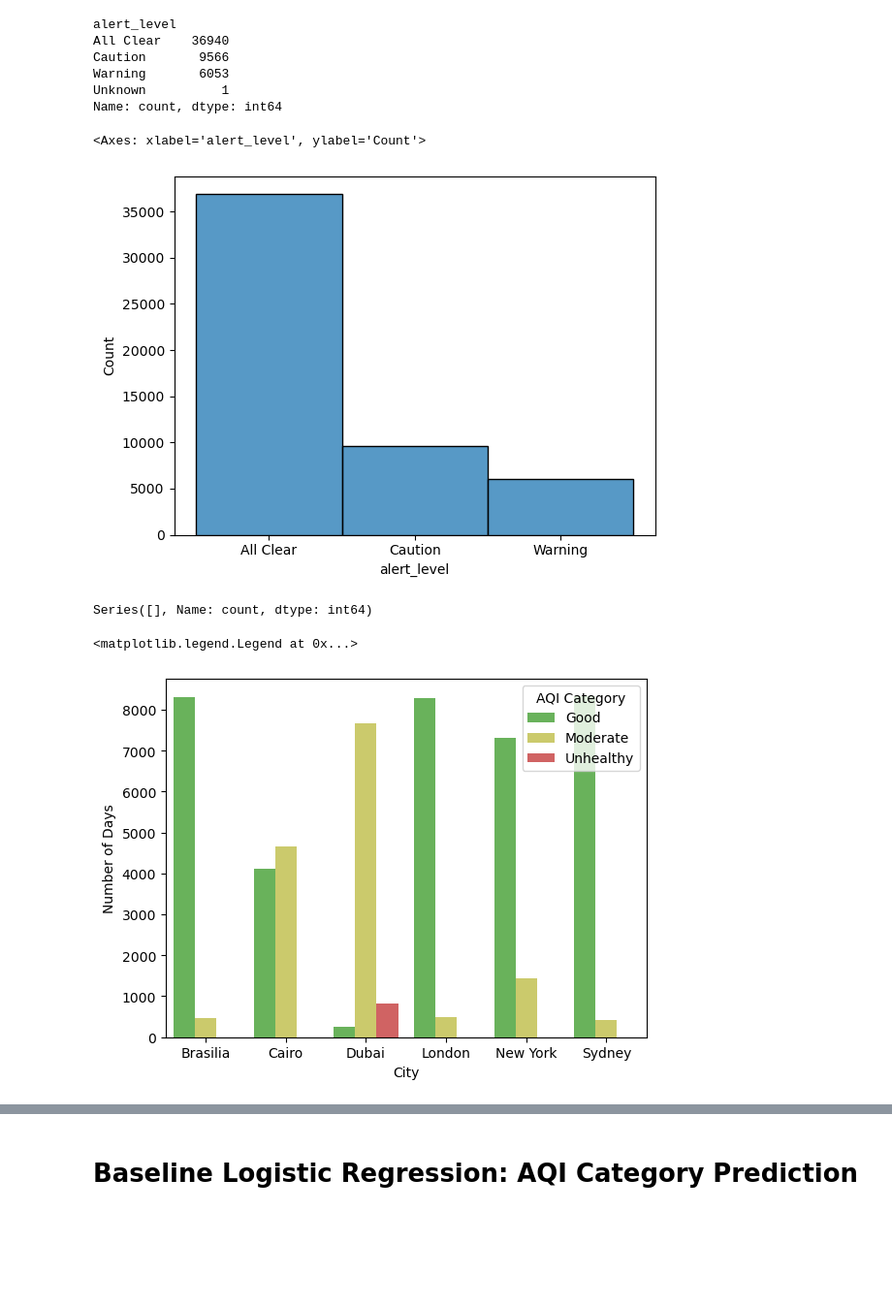
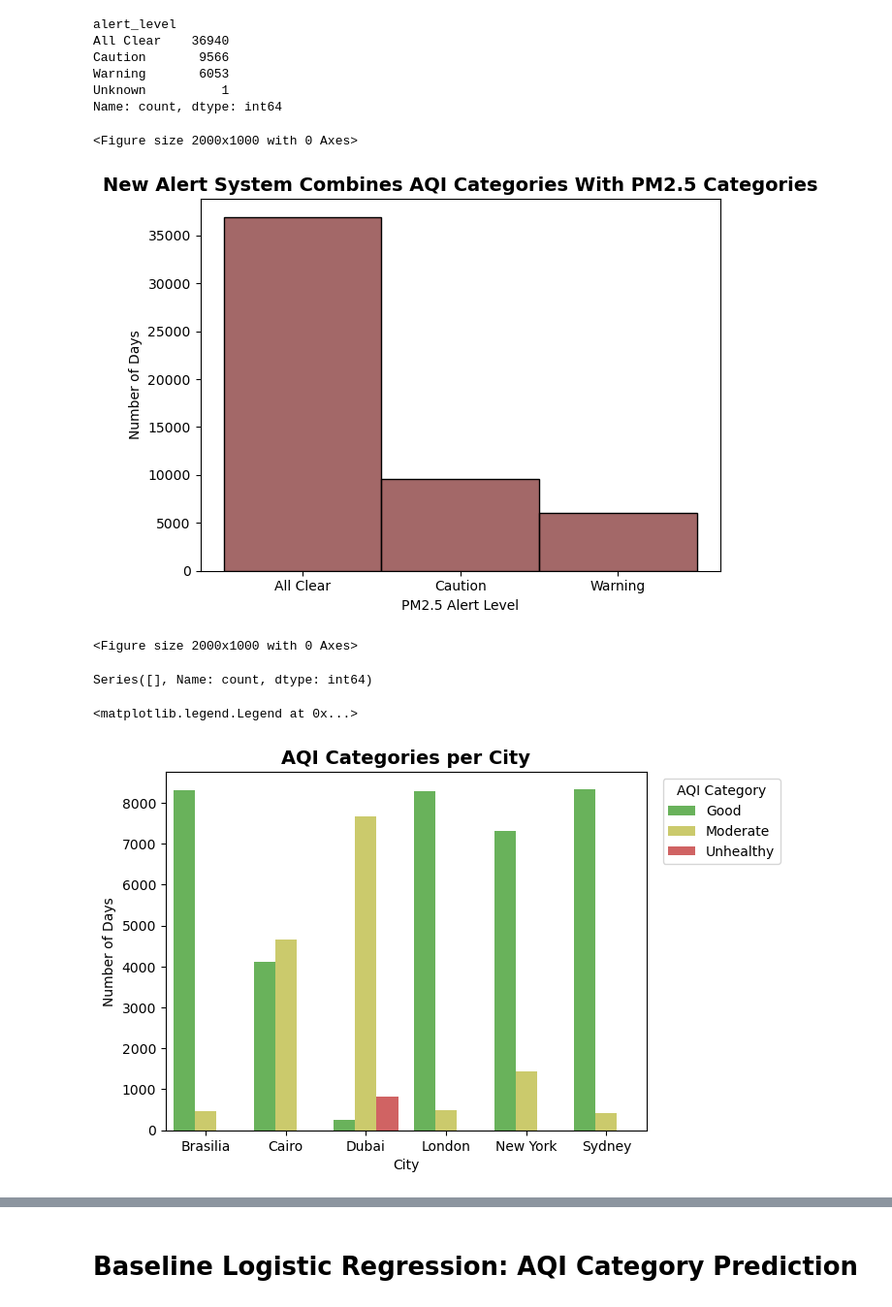
Before and after one commit to chandlershortlidge/end-to-end-project, a Jupyter notebook: notebooks/eda.ipynb, the cells around one changed output, grey strips where cells are left out. Shown at 97% size. Saved outputs shown, nothing was run; the diff lists cells and outputs as text; code cells hidden in the pictures; blank space fills up the shorter version.

```diff
--- a/notebooks/eda.ipynb
+++ b/notebooks/eda.ipynb
@@ -208,22 +259,31 @@ Name: count, dtype: int64
 # %%
 df = df[df['alert_level'] != 'Unknown'] # drop the unknown
 # %%
-sns.histplot(x="alert_level", data=df)
+sns.histplot(x="alert_level", data=df, color="#843535")
+plt.xlabel("PM2.5 Alert Level")
+plt.title("New Alert System Combines AQI Categories With PM2.5 Categories", fontsize=14, fontweight='bold')
+plt.xticks(rotation=0)
+plt.ylabel("Number of Days")
+plt.tight_layout()
+plt.figure(figsize=(20,10))
 # %% [output]
-<Axes: xlabel='alert_level', ylabel='Count'>
+<Figure size 2000x1000 with 0 Axes>
-[figure, old version]
+[figure, new version]
+<Figure size 2000x1000 with 0 Axes>
 # %%
 df[df['alert_level'] == 'Unknown'][['aqi_category', 'WHO_category']].value_counts()
 # %% [output]
 Series([], Name: count, dtype: int64)
 # %%
 sns.countplot(x="city", hue="aqi_category", data=df, palette=["#5FC14C","#DBD95C", "#E25151"])
+plt.title("AQI Categories per City", fontsize=14, fontweight='bold')
+plt.xticks(rotation=0)
 plt.xlabel("City")
 plt.ylabel("Number of Days")
-plt.legend(title="AQI Category")
+plt.legend(title="AQI Category", bbox_to_anchor=(1.02, 1), loc='upper left')
 # %% [output]
 <matplotlib.legend.Legend at 0x...>
-[figure, old version]
+[figure, new version]
 # %%
 df.to_csv('processed_aqi_data.csv', index=False)
 # %% [markdown]
```
Also changed, not shown: parts of 28 cells of this notebook, 1 other file.
